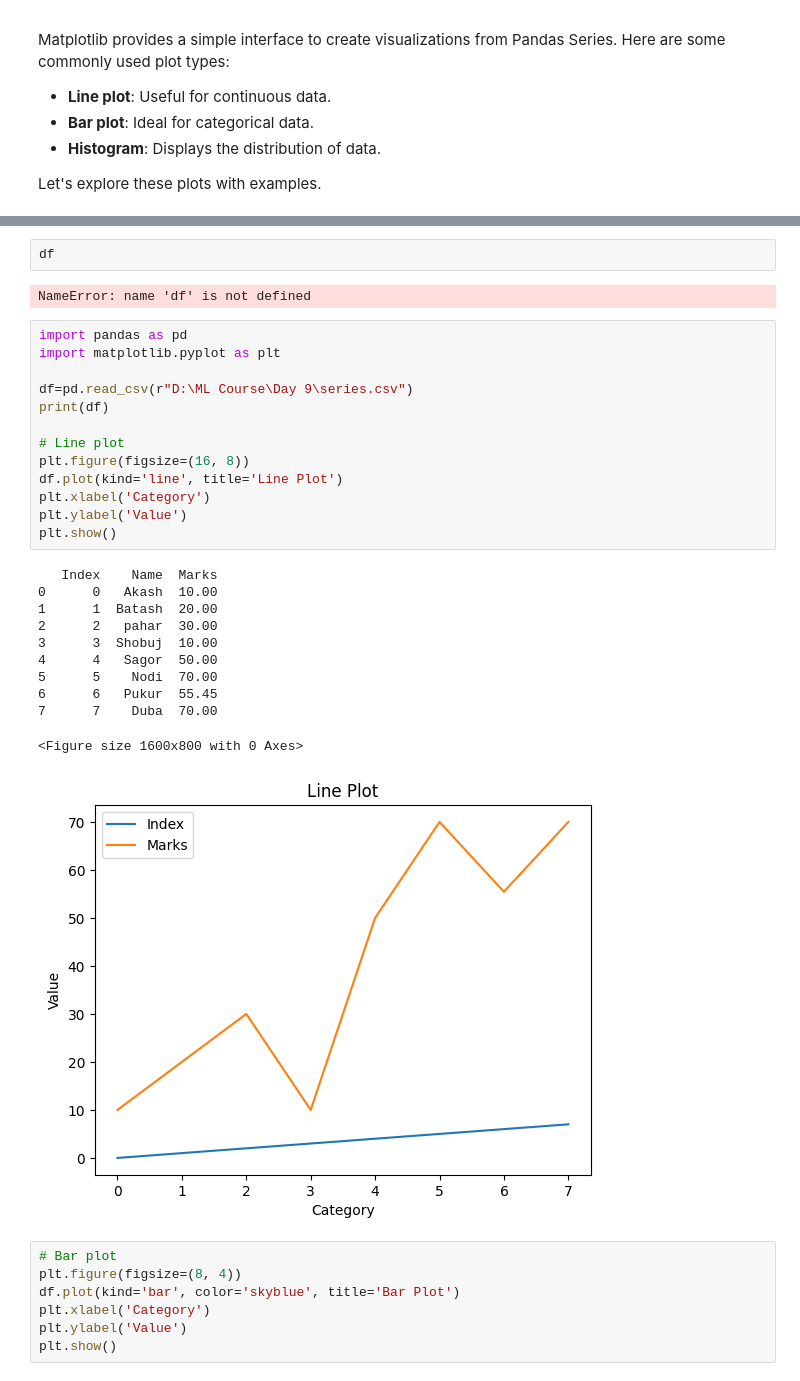
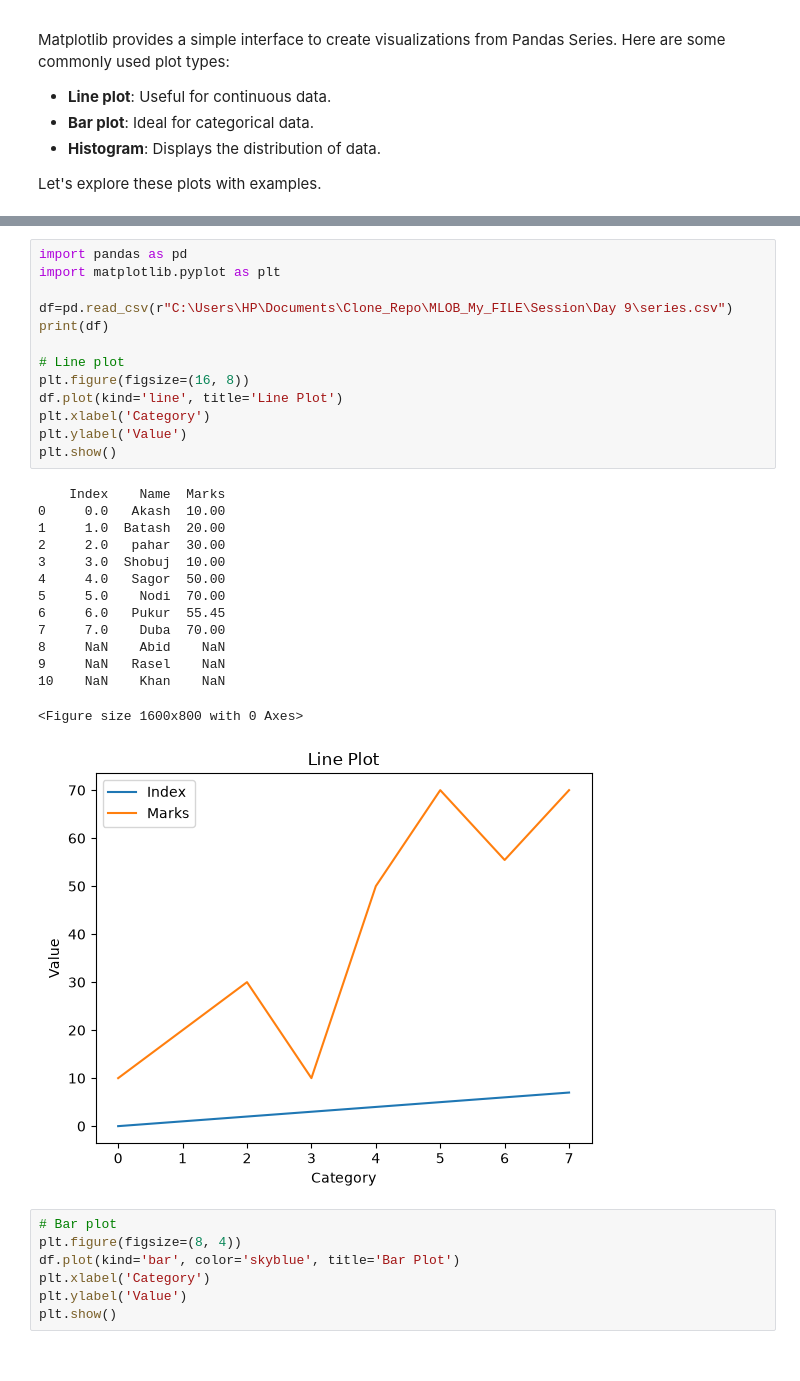
Before and after one commit to abid-rasel/MLOB_My_FILE, a Jupyter notebook: Session/Day 9/Pandas.ipynb, the cells around one changed output, grey strips where cells are left out. Cells and saved outputs as stored; diff of their text form.

```diff
--- a/Session/Day 9/Pandas.ipynb
+++ b/Session/Day 9/Pandas.ipynb
@@ -797,32 +785,31 @@ df
-# %%
-df
-# %% [output]
-NameError: name 'df' is not defined
 # %%
 import pandas as pd
 import matplotlib.pyplot as plt
 
-df=pd.read_csv(r"D:\ML Course\Day 9\series.csv")
+df=pd.read_csv(r"C:\Users\HP\Documents\Clone_Repo\MLOB_My_FILE\Session\Day 9\series.csv")
 print(df)
 
 # Line plot
 plt.figure(figsize=(16, 8))
 df.plot(kind='line', title='Line Plot')
 plt.xlabel('Category')
 plt.ylabel('Value')
 plt.show()
 # %% [output]
-   Index    Name  Marks
-0      0   Akash  10.00
-1      1  Batash  20.00
-2      2   pahar  30.00
-3      3  Shobuj  10.00
-4      4   Sagor  50.00
-5      5    Nodi  70.00
-6      6   Pukur  55.45
-7      7    Duba  70.00
+    Index    Name  Marks
+0     0.0   Akash  10.00
+1     1.0  Batash  20.00
+2     2.0   pahar  30.00
+3     3.0  Shobuj  10.00
+4     4.0   Sagor  50.00
+5     5.0    Nodi  70.00
+6     6.0   Pukur  55.45
+7     7.0    Duba  70.00
+8     NaN    Abid    NaN
+9     NaN   Rasel    NaN
+10    NaN    Khan    NaN
 <Figure size 1600x800 with 0 Axes>
-[figure, old version]
+[figure, new version]
 # %%
 # Bar plot
 plt.figure(figsize=(8, 4))
```
Also changed, not shown: parts of 2 cells of this notebook, 1 other file.
